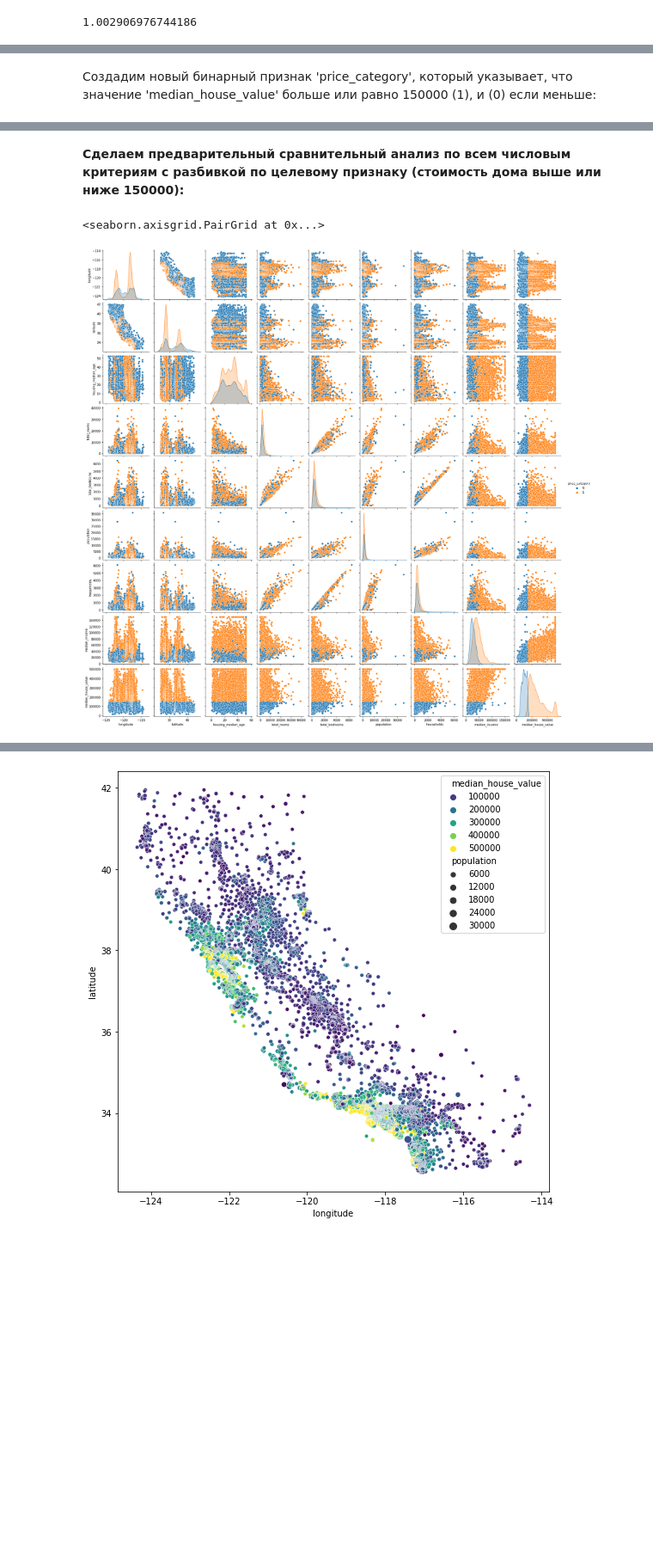
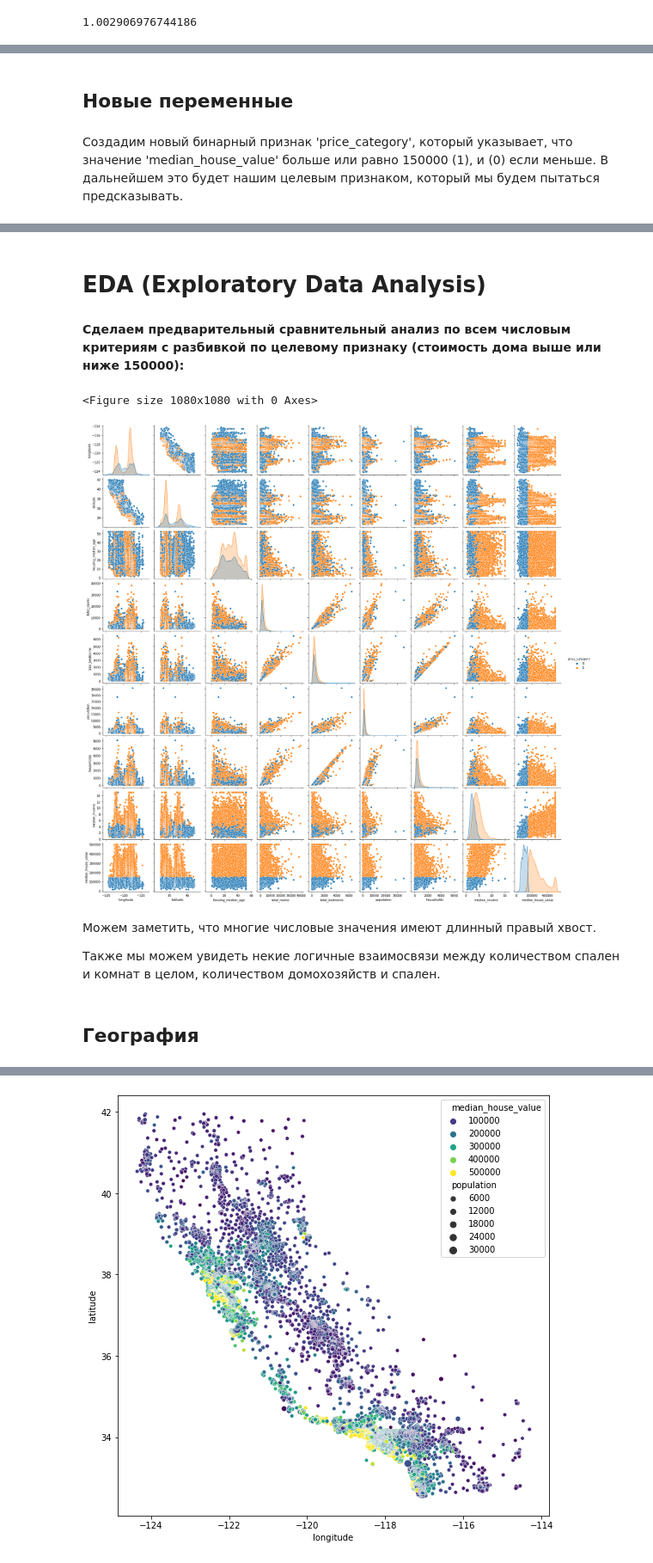
Before and after one commit to bet-in/my_test_notebooks, a Jupyter notebook: california-house-price.ipynb, the cells around one changed output, grey strips where cells are left out. Shown at 86% size. Drawn from its saved outputs; the diff is of its cells as text; code cells hidden in the pictures; blank space fills up the shorter version.

```diff
--- a/california-house-price.ipynb
+++ b/california-house-price.ipynb
@@ -121,3 +120,0 @@ houses['median_house_value'] = houses['median_house_value'].astype(int)
-# %%
-#обычно доход измеряется в десятках тысяч долларов, поэтому я приведу это к общему порядку, чтобы доход соответствовал ценам на жильё
-houses['median_income'] = houses['median_income']*10000
@@ -175,8 +165,10 @@ missing_value
 houses = houses.dropna(axis=0)
 # %%
 houses['total_bedrooms'] = houses['total_bedrooms'].astype(int)
+# %% [markdown]
+## Новые переменные
 # %% [markdown]
-Cоздадим новый бинарный признак 'price_category', который указывает, что значение 'median_house_value' больше или равно 150000 (1), и (0) если меньше:
+Cоздадим новый бинарный признак 'price_category', который указывает, что значение 'median_house_value' больше или равно 150000 (1), и (0) если меньше. В дальнейшем это будет нашим целевым признаком, который мы будем пытаться предсказывать.
 # %%
 houses['price_category'] = houses['median_house_value'].apply(lambda x: 1 if x >= 150000 else 0)
 houses.head()
@@ -187,10 +179,20 @@ houses.head()
 | 2 | -122.24 | 37.85 | 52 | 1467 | 190 | 496 | 177 | ... |
 | 3 | -122.25 | 37.85 | 52 | 1274 | 235 | 558 | 219 | ... |
 | 4 | -122.25 | 37.85 | 52 | 1627 | 280 | 565 | 259 | ... |
+# %% [markdown]
+# EDA (Exploratory Data Analysis)
 # %% [markdown]
 **Сделаем предварительный сравнительный анализ по всем числовым критериям с разбивкой по целевому признаку (стоимость дома выше или ниже 150000):**
 # %%
+plt.figure(figsize=(15,15))
 sns.pairplot(houses, hue='price_category')
+plt.show()
 # %% [output]
-<seaborn.axisgrid.PairGrid at 0x...>
+<Figure size 1080x1080 with 0 Axes>
-[figure, old version]
+[figure, new version]
+# %% [markdown]
+Можем заметить, что многие числовые значения имеют длинный правый хвост.
+
+Также мы можем увидеть некие логичные взаимосвязи между количеством спален и комнат в целом, количеством домохозяйств и спален.
+# %% [markdown]
+## География
```
Also changed, not shown: parts of 72 cells of this notebook.
